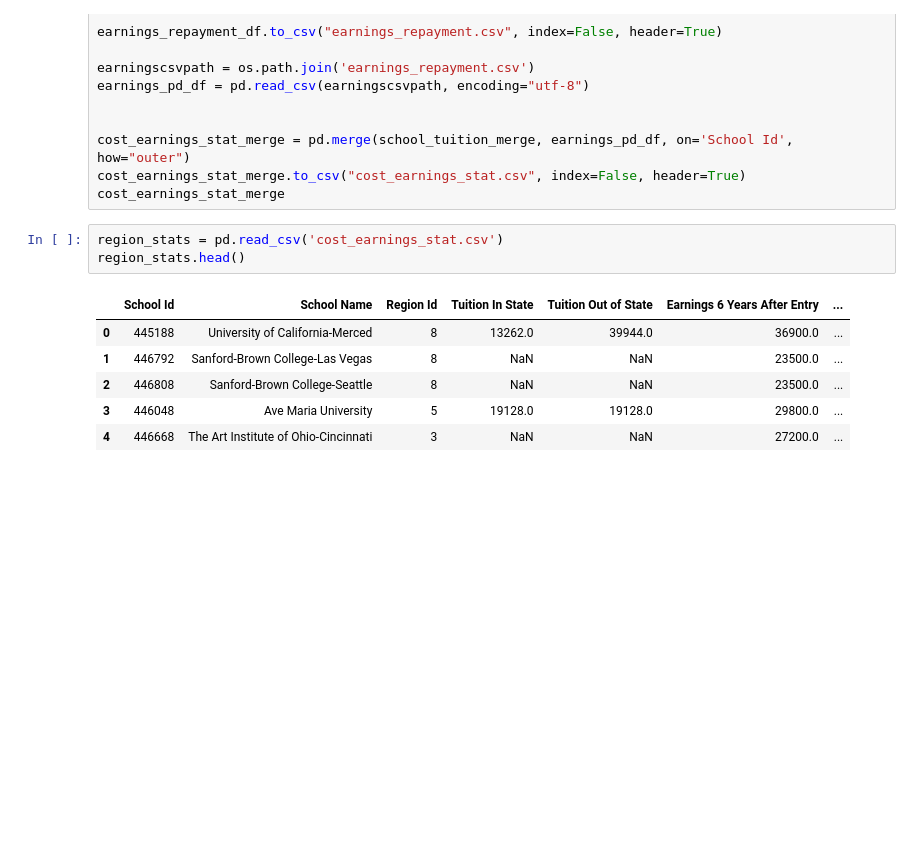
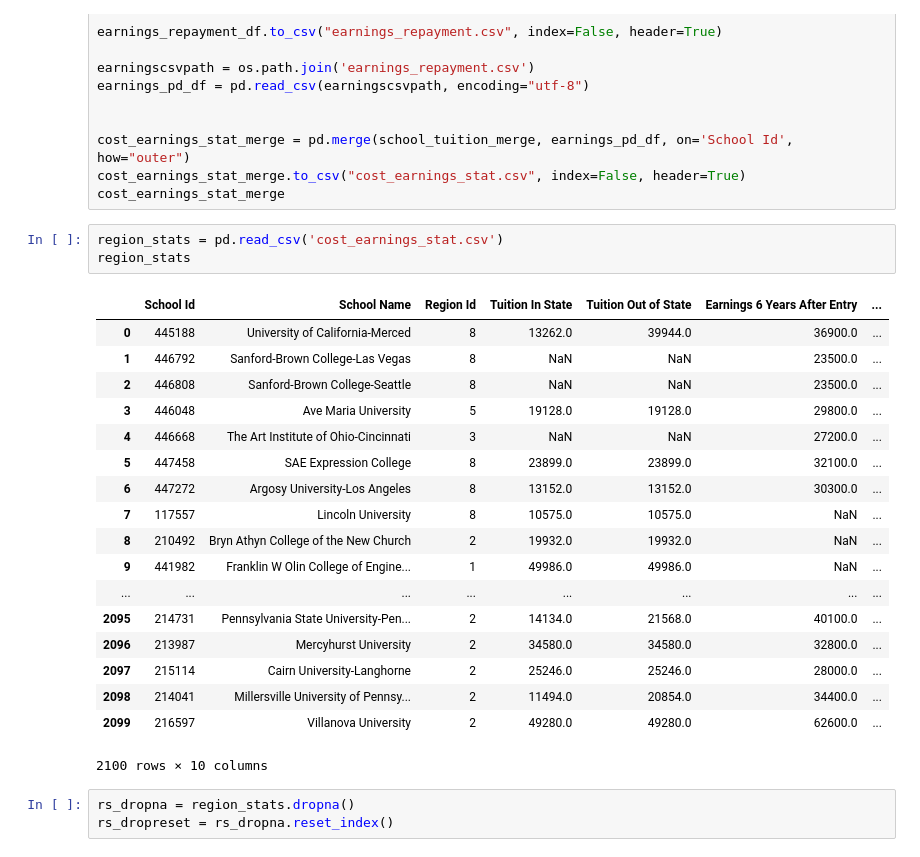
Before and after one commit to kent-huynh/Project_1, a Jupyter notebook: Python Analytics - Best Region for Undergrad Degrees.ipynb, the cells around one changed output. Cells and saved outputs as stored; diff of their text form; blank space fills up the shorter version.

```diff
--- a/Python Analytics - Best Region for Undergrad Degrees.ipynb
+++ b/Python Analytics - Best Region for Undergrad Degrees.ipynb
@@ -155,11 +155,26 @@ cost_earnings_stat_merge.to_csv("cost_earnings_stat.csv", index=False, header=Tr
 cost_earnings_stat_merge
 # %%
 region_stats = pd.read_csv('cost_earnings_stat.csv')
-region_stats.head()
+region_stats
 # %% [output]
 |  | School Id | School Name | Region Id | Tuition In State | Tuition Out of State | Earnings 6 Years After Entry | ... |
 | 0 | 445188 | University of California-Merced | 8 | 13262.0 | 39944.0 | 36900.0 | ... |
 | 1 | 446792 | Sanford-Brown College-Las Vegas | 8 | NaN | NaN | 23500.0 | ... |
 | 2 | 446808 | Sanford-Brown College-Seattle | 8 | NaN | NaN | 23500.0 | ... |
 | 3 | 446048 | Ave Maria University | 5 | 19128.0 | 19128.0 | 29800.0 | ... |
 | 4 | 446668 | The Art Institute of Ohio-Cincinnati | 3 | NaN | NaN | 27200.0 | ... |
+| 5 | 447458 | SAE Expression College | 8 | 23899.0 | 23899.0 | 32100.0 | ... |
+| 6 | 447272 | Argosy University-Los Angeles | 8 | 13152.0 | 13152.0 | 30300.0 | ... |
+| 7 | 117557 | Lincoln University | 8 | 10575.0 | 10575.0 | NaN | ... |
+| 8 | 210492 | Bryn Athyn College of the New Church | 2 | 19932.0 | 19932.0 | NaN | ... |
+| 9 | 441982 | Franklin W Olin College of Engine... | 1 | 49986.0 | 49986.0 | NaN | ... |
+| ... | ... | ... | ... | ... | ... | ... | ... |
+| 2095 | 214731 | Pennsylvania State University-Pen... | 2 | 14134.0 | 21568.0 | 40100.0 | ... |
+| 2096 | 213987 | Mercyhurst University | 2 | 34580.0 | 34580.0 | 32800.0 | ... |
+| 2097 | 215114 | Cairn University-Langhorne | 2 | 25246.0 | 25246.0 | 28000.0 | ... |
+| 2098 | 214041 | Millersville University of Pennsy... | 2 | 11494.0 | 20854.0 | 34400.0 | ... |
+| 2099 | 216597 | Villanova University | 2 | 49280.0 | 49280.0 | 62600.0 | ... |
+2100 rows × 10 columns
+# %%
+rs_dropna = region_stats.dropna()
+rs_dropreset = rs_dropna.reset_index()
```
Also changed, not shown: parts of 1 cell of this notebook.
